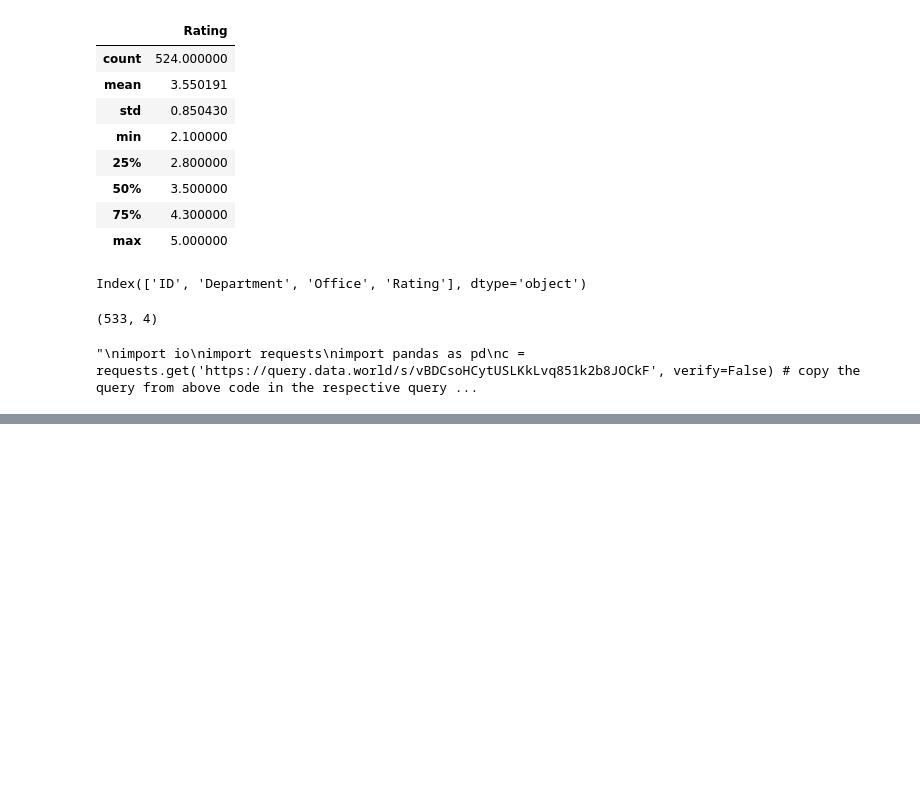
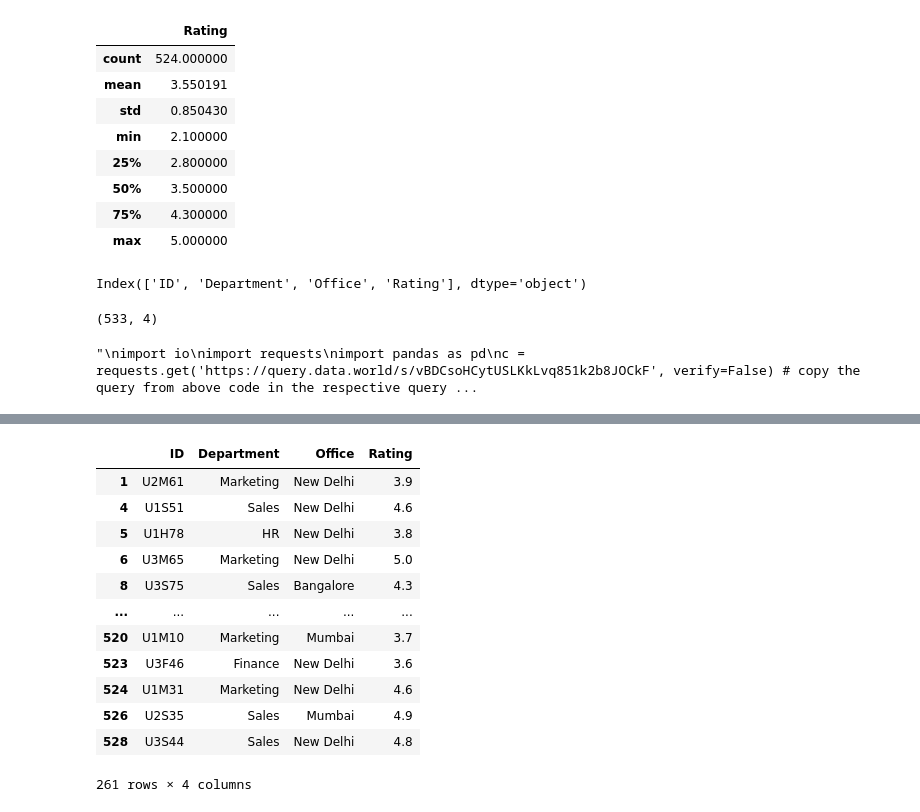
Before and after one commit to pratham98k/IIITB-ML-AI, a Jupyter notebook: Python-Bootcamp/Week-5/week5.ipynb, the cells around one changed output, grey strips where cells are left out. Cells and saved outputs as stored; diff of their text form; code cells hidden in the pictures; blank space fills up the shorter version.

```diff
--- a/Python-Bootcamp/Week-5/week5.ipynb
+++ b/Python-Bootcamp/Week-5/week5.ipynb
@@ -100,0 +144,16 @@ marks = pd.read_csv(io.StringIO(s.decode('utf-8')))
+# %%
+df[df['Rating']>3.5]
+# %% [output]
+|  | ID | Department | Office | Rating |
+| 1 | U2M61 | Marketing | New Delhi | 3.9 |
+| 4 | U1S51 | Sales | New Delhi | 4.6 |
+| 5 | U1H78 | HR | New Delhi | 3.8 |
+| 6 | U3M65 | Marketing | New Delhi | 5.0 |
+| 8 | U3S75 | Sales | Bangalore | 4.3 |
+| ... | ... | ... | ... | ... |
+| 520 | U1M10 | Marketing | Mumbai | 3.7 |
+| 523 | U3F46 | Finance | New Delhi | 3.6 |
+| 524 | U1M31 | Marketing | New Delhi | 4.6 |
+| 526 | U2S35 | Sales | Mumbai | 4.9 |
+| 528 | U3S44 | Sales | New Delhi | 4.8 |
+261 rows × 4 columns
```
Also changed, not shown: parts of 17 cells of this notebook, 11 other files.
